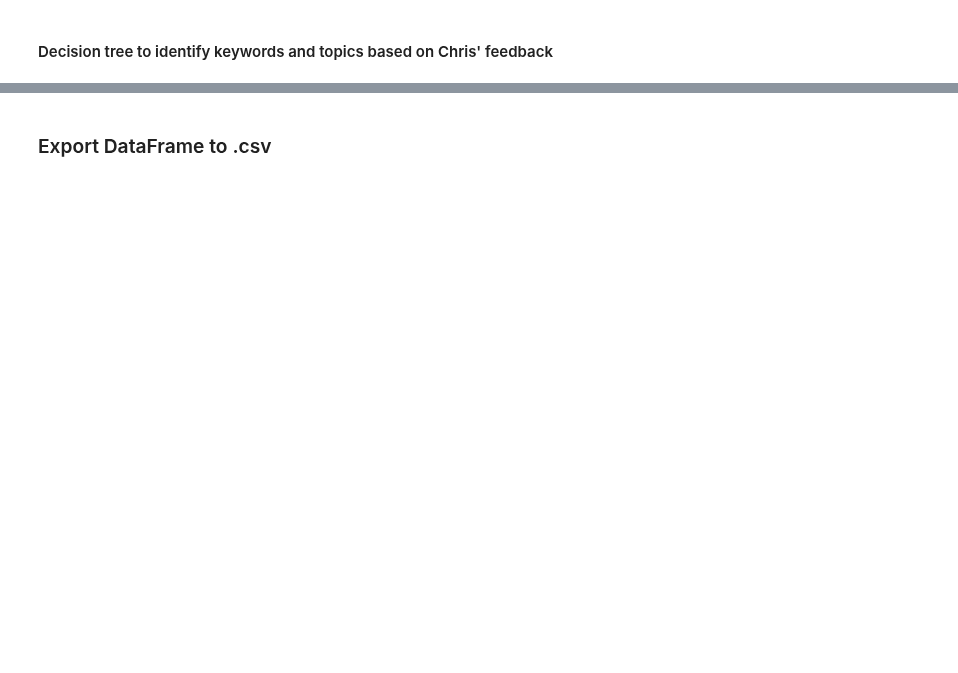
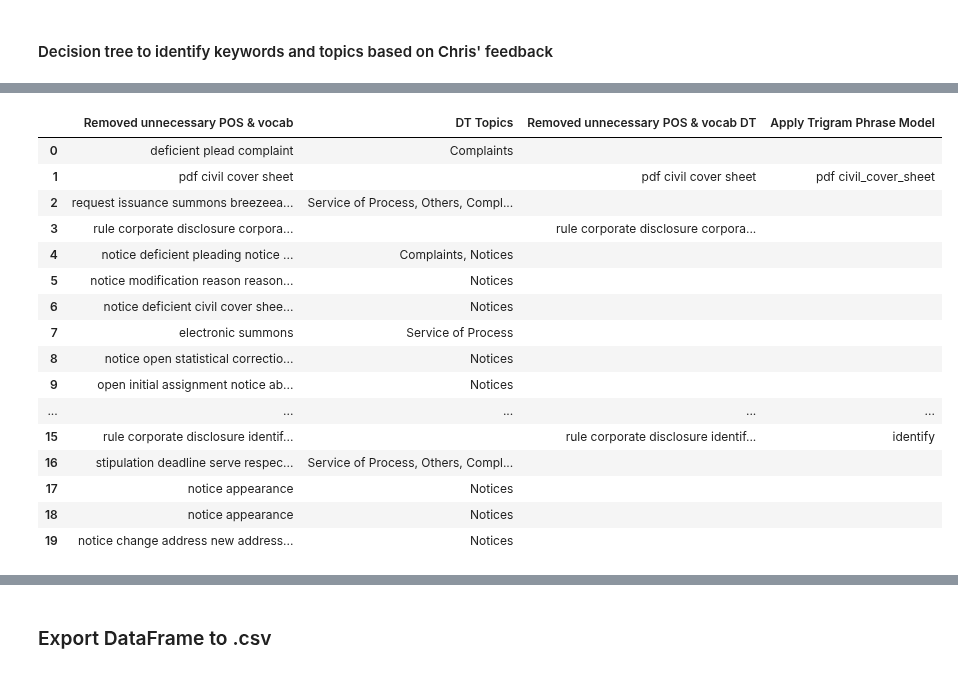
Before and after one commit to a35931chi/AI-Paralegal, a Jupyter notebook: Testing Supervised Classification Models v3.ipynb, the cells around one changed output, grey strips where cells are left out. Cells and saved outputs as stored; diff of their text form; code cells hidden in the pictures; blank space fills up the shorter version.

```diff
--- a/Testing Supervised Classification Models v3.ipynb
+++ b/Testing Supervised Classification Models v3.ipynb
@@ -362,12 +387,13 @@ topics_DT = []
 
 for text in docket_texts_output:
     topic = mannual_topic_assignment(text)
-    if topic != []:
-        docket_texts_output_DT.append([])
+    #print(topic)
+    if topic != '':
+        docket_texts_output_DT.append('')
         topics_DT.append(topic)
     else:
         docket_texts_output_DT.append(text)
-        topics_DT.append([])
+        topics_DT.append('')
 # %%
 print(topics_DT[:5])
 print(docket_texts_output_DT[:5])
@@ -425,7 +440,9 @@ for i in range(10):
 # %%
 def trigram_transform(texts):
-    trigram_output = []
+    display = False
+    trigram_output = ''
     #print(texts)
+    '''
     remove_trigram = ['calendar_day', 'court_notice_intend', 'minute_entry_proceeding_hold', 'court_reportertranscriber_abovecaptioned_matter',
                       'redaction_calendar_day', 'rule_statement', 'obtain_pacer', 'may_obtain_pacer', 'reportertranscriber_abovecaptioned_matter',
                       'redact_transcript_deadline', 'send_chamber', "official_transcript_notice_give", "notice_intent_request", "proceed_hold",
@@ -437,27 +454,53 @@ def trigram_transform(texts):
                       'affidavit_jr._c.p.a', 'corporate_parent', 'certain_underwriter', 'federal_rule_civil_procedure', 'redaction_request',
                       'official_transcript', 'rule_disclosure', 'rule_corporate_disclosure', 'place_vault', 'public_without_redaction_calendar',
                       'purchase_deadline_release_transcript', 'transcript_proceeding_hold', 'transcript_remotely_electronically_available',
-                      'minute_entry_hold', 'discovery_hear_hold', 'jury_trial_hold']
+                      'minute_entry_hold', 'discovery_hear_hold', 'jury_trial_hold', "sign_judge",'place_vault']
+    '''
+    if texts == None:
+        return None
 
+    unigram_review = []
+    for word in texts.split():
+        unigram_review.append(word)
+    if display:
+        print('Uni: ', unigram_review)
+    bigram_review = bigram_model[unigram_review]
+    if display:
+        print('Bi: ', bigram_review)
+    trigram_review = trigram_model[bigram_review]
+    if display:
+        print('Tri: ', trigram_review)
+    trigram_review = [phrase for phrase in trigram_review if phrase not in remove_trigram]
+    if display:
+        print('Tri removed: ', trigram_review)
+    trigram_output += ' '.join(trigram_review)
 
-    for sentence in texts:
-        unigram_review = []
-        for word in sentence.split():
-            unigram_review.append(word)
-
-        #print('Uni: ', unigram_review)
-        bigram_review = bigram_model[unigram_review]
-        #print('Bi: ', bigram_review)
-        trigram_review = trigram_model[bigram_review]
-        trigram_review = [phrase for phrase in trigram_review if phrase not in remove_trigram]
-        #print('Tri: ', trigram_review)
-        trigram_output.append(' '.join(trigram_review))
     return trigram_output
 # %%
 bigram_model_filepath = 'docket_texts/train/DT/bigram_model_noorgnoname'
 trigram_model_filepath = 'docket_texts/train/DT/trigram_model_nonamenoorg'
 
 bigram_model = Phrases.load(bigram_model_filepath)
 trigram_model = Phrases.load(trigram_model_filepath)
 
 new_df['Apply Trigram Phrase Model'] = new_df['Removed unnecessary POS & vocab DT'].apply(trigram_transform)
+new_df[['Removed unnecessary POS & vocab', 'DT Topics', 'Removed unnecessary POS & vocab DT',
+        'Apply Trigram Phrase Model']].head(20)
+# %% [output]
+|  | Removed unnecessary POS & vocab | DT Topics | Removed unnecessary POS & vocab DT | Apply Trigram Phrase Model |
+| 0 | deficient plead complaint | Complaints |  |  |
+| 1 | pdf civil cover sheet |  | pdf civil cover sheet | pdf civil_cover_sheet |
+| 2 | request issuance summons breezeea... | Service of Process, Others, Compl... |  |  |
+| 3 | rule corporate disclosure corpora... |  | rule corporate disclosure corpora... |  |
+| 4 | notice deficient pleading notice ... | Complaints, Notices |  |  |
+| 5 | notice modification reason reason... | Notices |  |  |
+| 6 | notice deficient civil cover shee... | Notices |  |  |
+| 7 | electronic summons | Service of Process |  |  |
+| 8 | notice open statistical correctio... | Notices |  |  |
+| 9 | open initial assignment notice ab... | Notices |  |  |
+| ... | ... | ... | ... | ... |
+| 15 | rule corporate disclosure identif... |  | rule corporate disclosure identif... | identify |
+| 16 | stipulation deadline serve respec... | Service of Process, Others, Compl... |  |  |
+| 17 | notice appearance | Notices |  |  |
+| 18 | notice appearance | Notices |  |  |
+| 19 | notice change address new address... | Notices |  |  |
```
Also changed, not shown: parts of 87 cells of this notebook, 4 other files.
